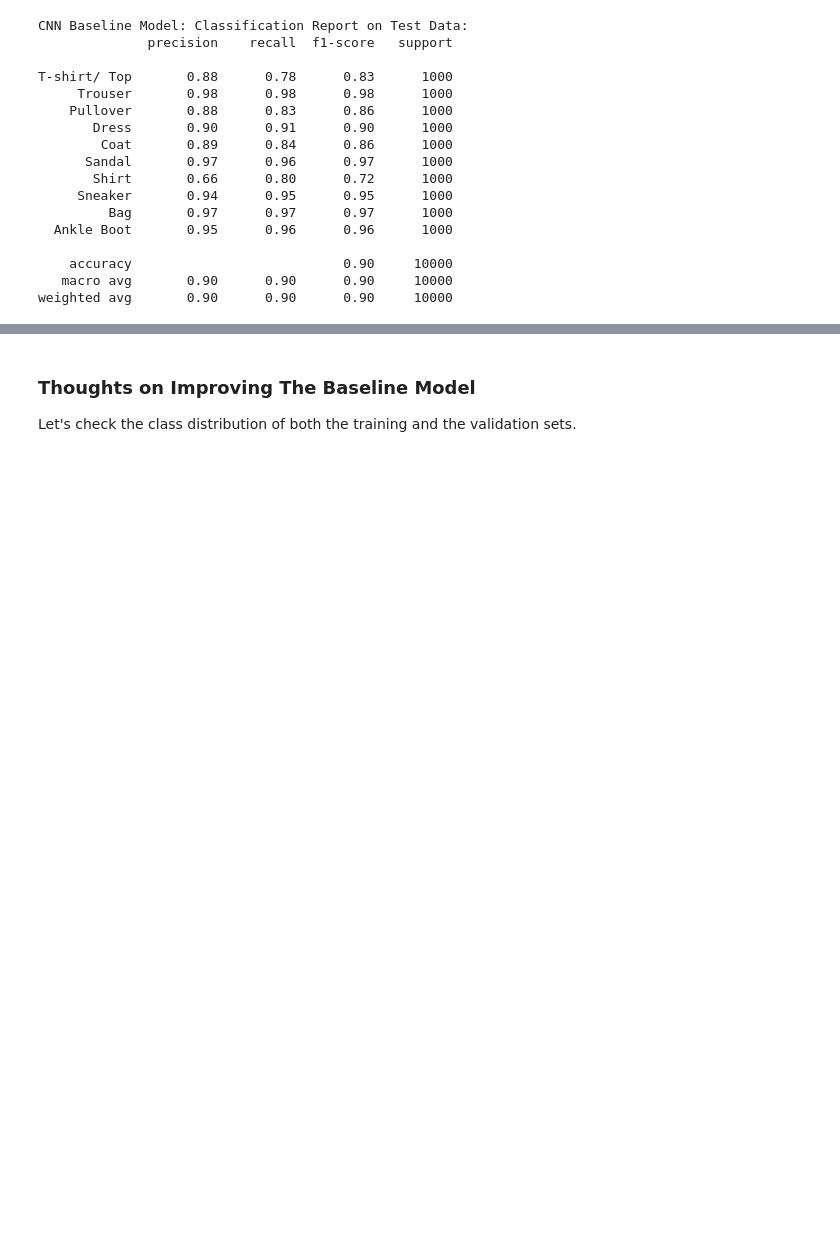
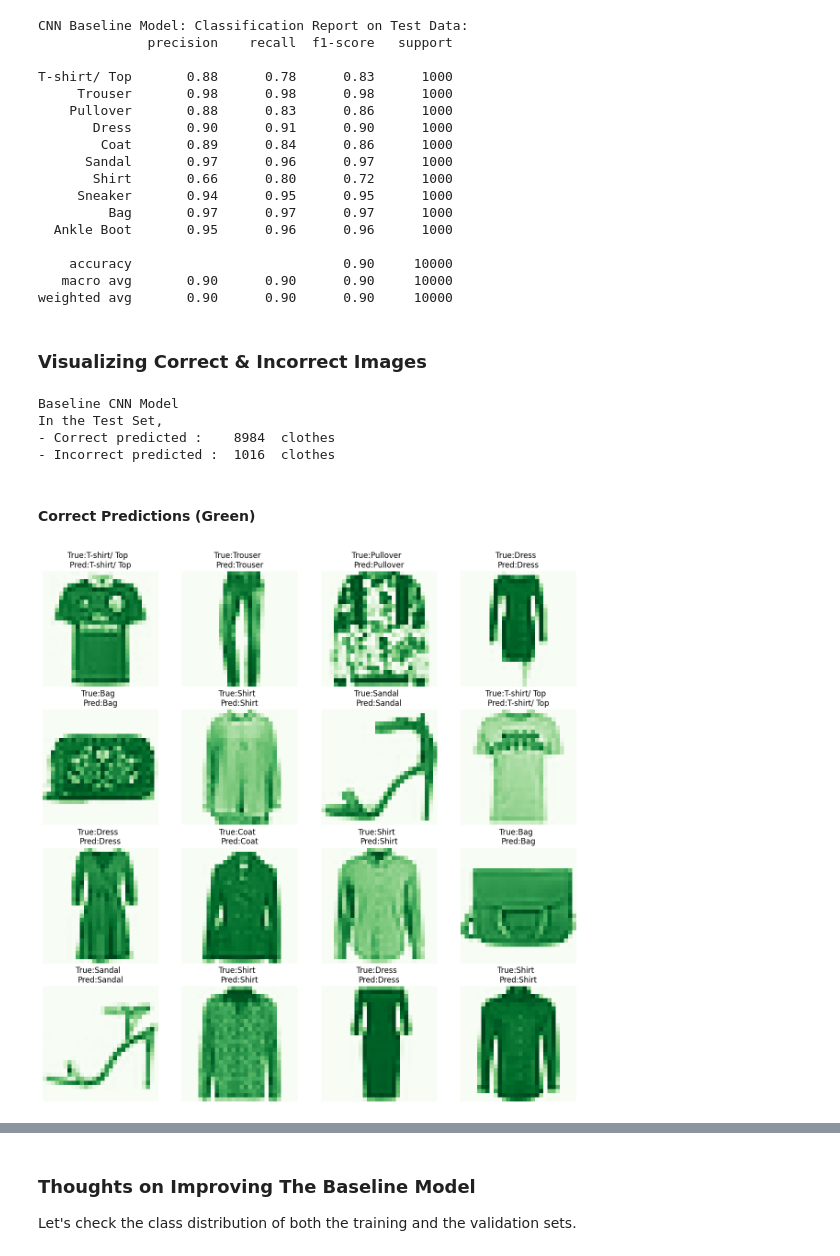
Before and after one commit to rkaushick-neu/swe_gen_ai, a Jupyter notebook: Deep Learning MNIST/Rish_Analysis.ipynb, the cells around one changed output, grey strips where cells are left out. Cells and saved outputs as stored; diff of their text form; code cells hidden in the pictures; blank space fills up the shorter version.

Commit message:
Trained & evaluated cnn model #2, visualized correct & incorrect predictions for both models. Evaluated both models and came up with a conclusion.

```diff
--- a/Deep Learning MNIST/Rish_Analysis.ipynb
+++ b/Deep Learning MNIST/Rish_Analysis.ipynb
@@ -582,3 +582,35 @@ T-shirt/ Top       0.88      0.78      0.83      1000
     accuracy                           0.90     10000
    macro avg       0.90      0.90      0.90     10000
 weighted avg       0.90      0.90      0.90     10000
+# %% [markdown]
+### Visualizing Correct & Incorrect Images
+# %%
+p = y_pred_classes[:10000]
+y = y_test
+correct = np.nonzero(p==y)[0]
+incorrect = np.nonzero(p!=y)[0]
+# %%
+print("Baseline CNN Model\nIn the Test Set, ")
+print("- Correct predicted :\t",correct.shape[0], " clothes")
+print("- Incorrect predicted :\t",incorrect.shape[0], " clothes")
+# %% [output]
+Baseline CNN Model
+In the Test Set,
+- Correct predicted :    8984  clothes
+- Incorrect predicted :  1016  clothes
+# %% [markdown]
+#### Correct Predictions (Green)
+# %%
+def plot_images(data_index,cmap="Blues"):
+    # Plot the sample images now
+    f, ax = plt.subplots(4,4, figsize=(15,15))
+
+    for i, indx in enumerate(data_index[:16]):
+        ax[i//4, i%4].imshow(x_test[indx].reshape(28,28), cmap=cmap)
+        ax[i//4, i%4].axis('off')
+        ax[i//4, i%4].set_title("True:{}  \nPred:{}".format(labels[y_test[indx]],labels[y_pred_classes[indx]]))
+    plt.show()
+
+plot_images(correct, "Greens")
+# %% [output]
+[figure, added]
```
Also changed, not shown: parts of 26 cells of this notebook.
